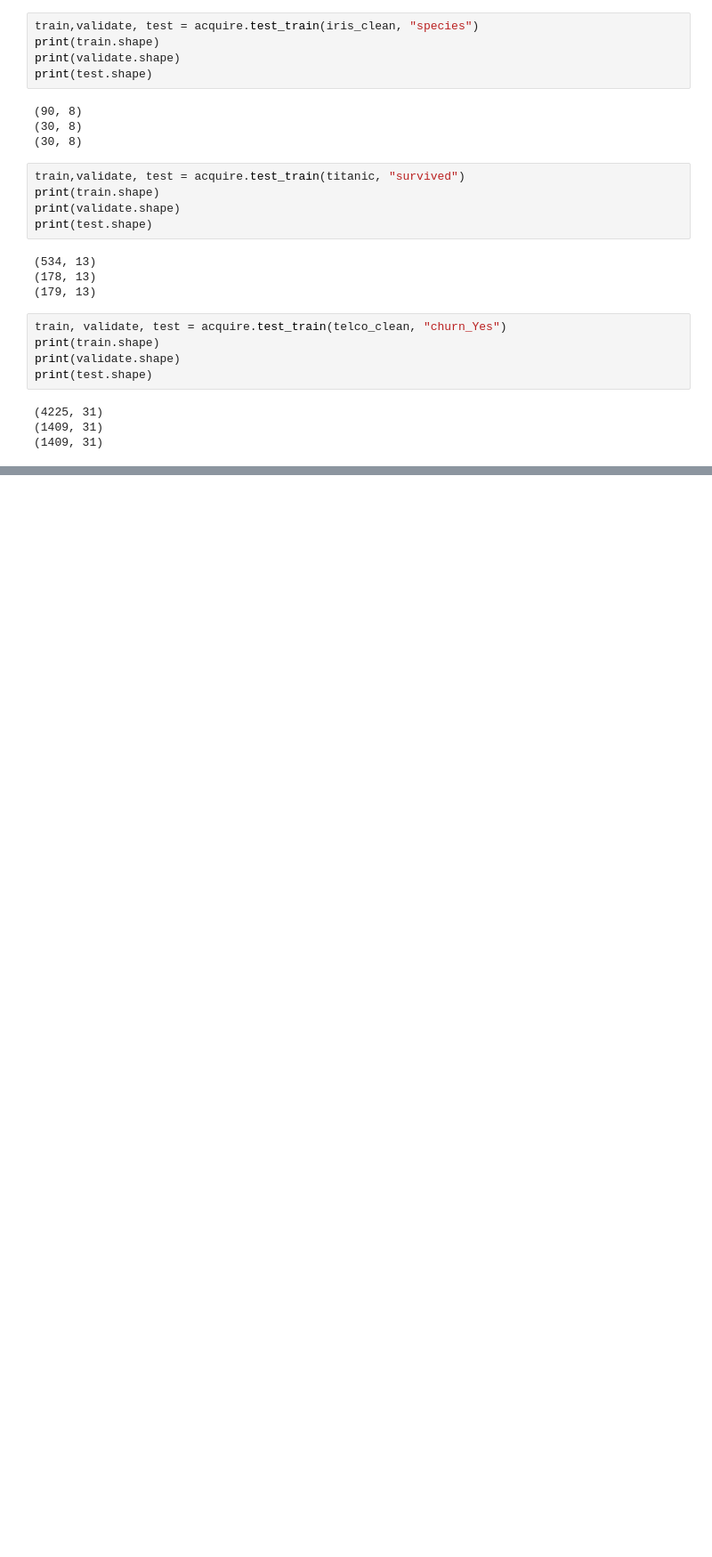
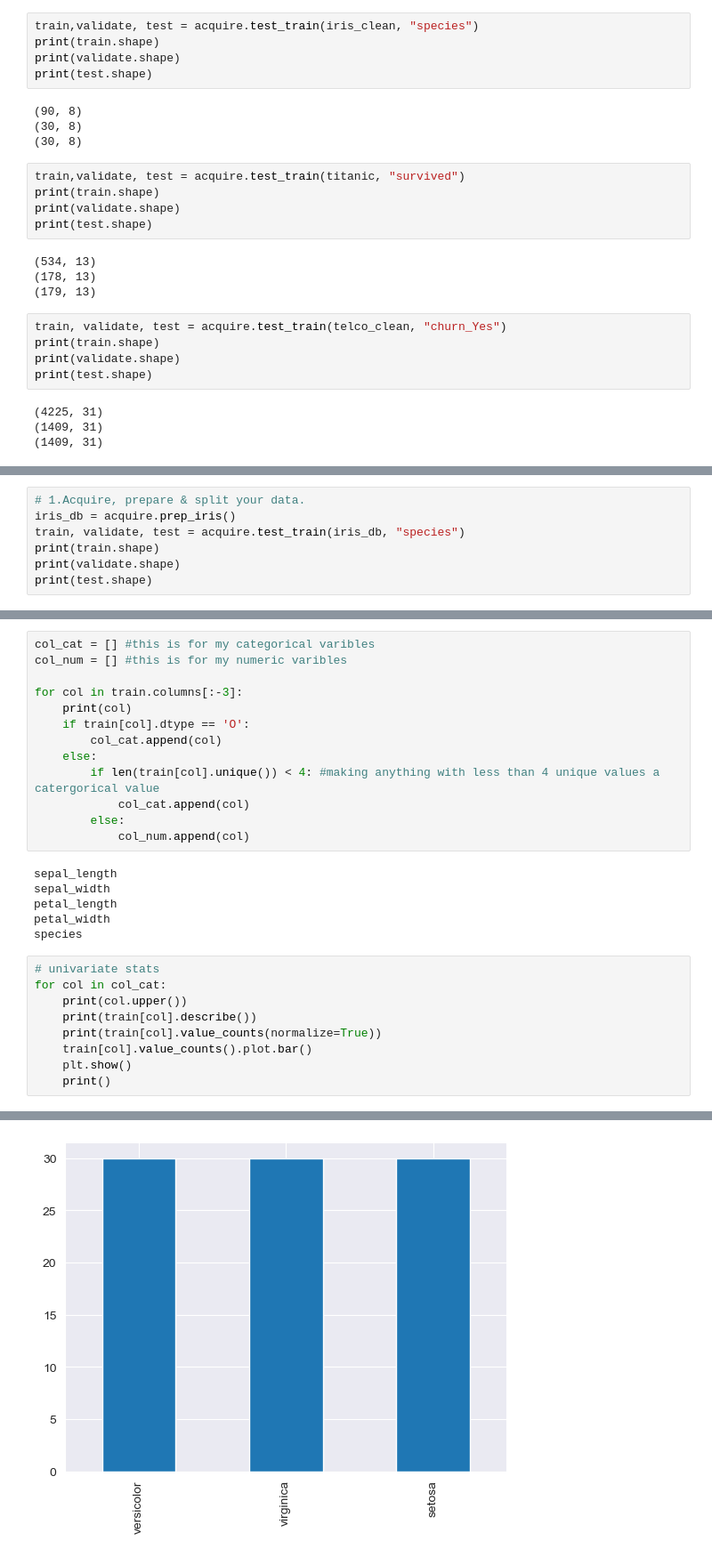
Before and after one commit to Nathanieldewald/classification-exercises, a Jupyter notebook: classification_exercises.ipynb, the cells around one changed output, grey strips where cells are left out. Shown at 89% size. Drawn from its saved outputs; the diff is of its cells as text; blank space fills up the shorter version.

Commit message:
Updated classification_exercises.ipynb and acquire.py

```diff
--- a/classification_exercises.ipynb
+++ b/classification_exercises.ipynb
@@ -368,0 +409,7 @@ csv file found and loaded
+# %%
+# 1.Acquire, prepare & split your data.
+iris_db = acquire.prep_iris()
+train, validate, test = acquire.test_train(iris_db, "species")
+print(train.shape)
+print(validate.shape)
+print(test.shape)
@@ -368,0 +421,29 @@ csv file found and loaded
+# %%
+col_cat = [] #this is for my categorical varibles
+col_num = [] #this is for my numeric varibles
+
+for col in train.columns[:-3]:
+    print(col)
+    if train[col].dtype == 'O':
+        col_cat.append(col)
+    else:
+        if len(train[col].unique()) < 4: #making anything with less than 4 unique values a catergorical value
+            col_cat.append(col)
+        else:
+            col_num.append(col)
+# %% [output]
+sepal_length
+sepal_width
+petal_length
+petal_width
+species
+# %%
+# univariate stats
+for col in col_cat:
+    print(col.upper())
+    print(train[col].describe())
+    print(train[col].value_counts(normalize=True))
+    train[col].value_counts().plot.bar()
+    plt.show()
+    print()
+# %% [output]
@@ -368,0 +460 @@ csv file found and loaded
+[figure, added]
```
Also changed, not shown: parts of 48 cells of this notebook, 1 other file.
